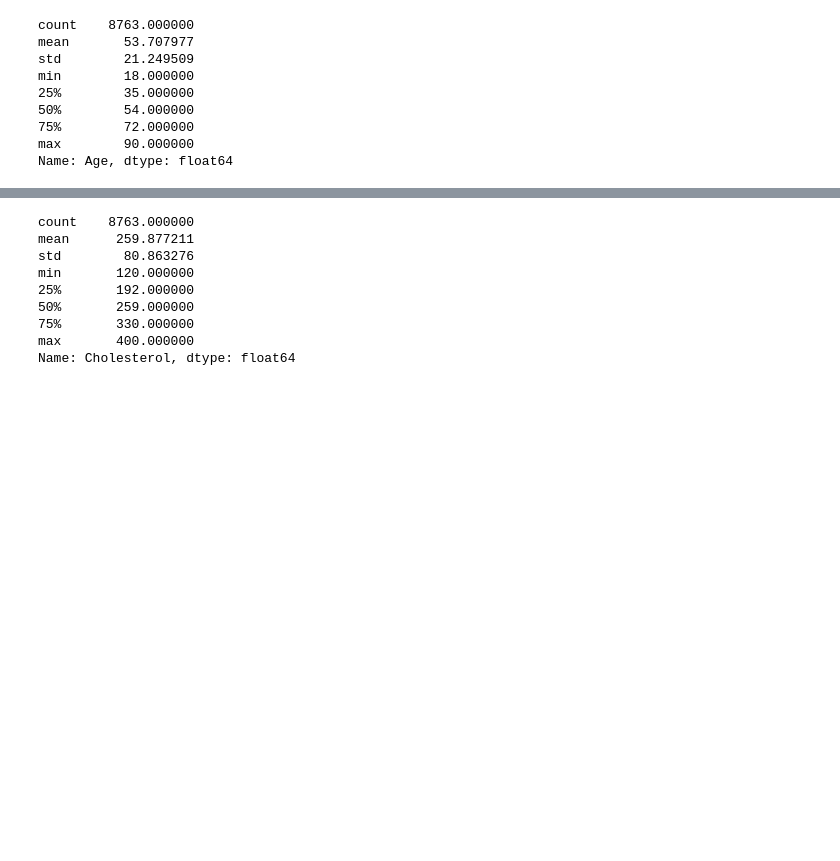
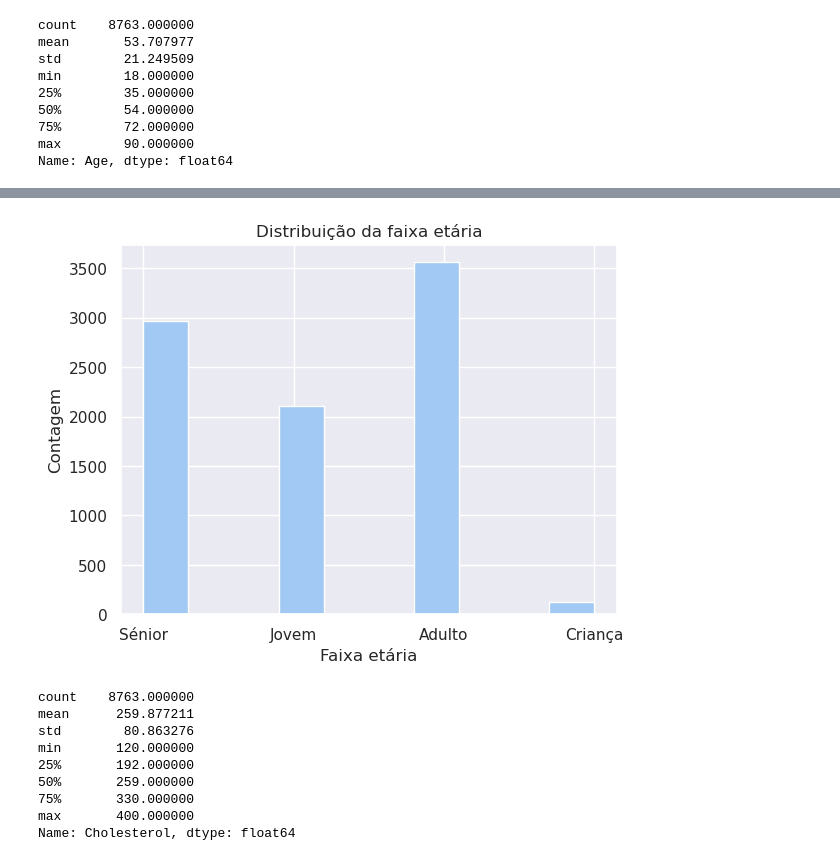
Before and after one commit to orlandopalmeira/Trabalho-DAA-2023-2024, a Jupyter notebook: Tarefa_1/tarefa_1_analise.ipynb, the cells around one changed output, grey strips where cells are left out. Saved outputs shown, nothing was run; the diff lists cells and outputs as text; code cells hidden in the pictures; blank space fills up the shorter version.

```diff
--- a/Tarefa_1/tarefa_1_analise.ipynb
+++ b/Tarefa_1/tarefa_1_analise.ipynb
@@ -544,3 +486,16 @@ Histogram:Axes(0.125,0.11;0.775x0.77)
+# %%
+bins = [0, 18, 35, 65, 120]
+labels = ["Criança", "Jovem", "Adulto", "Sénior"]
+
+data['Age_Group'] = pd.cut(data['Age'], bins=bins, labels=labels)
+# %%
+data['Age_Group'].hist()
+plt.xlabel("Faixa etária")
+plt.ylabel("Contagem")
+plt.title("Distribuição da faixa etária")
+plt.show()
+# %% [output]
+[figure, added]
 # %%
 data['Cholesterol'].describe()
 # %% [output]
```
Also changed, not shown: parts of 34 cells of this notebook.
